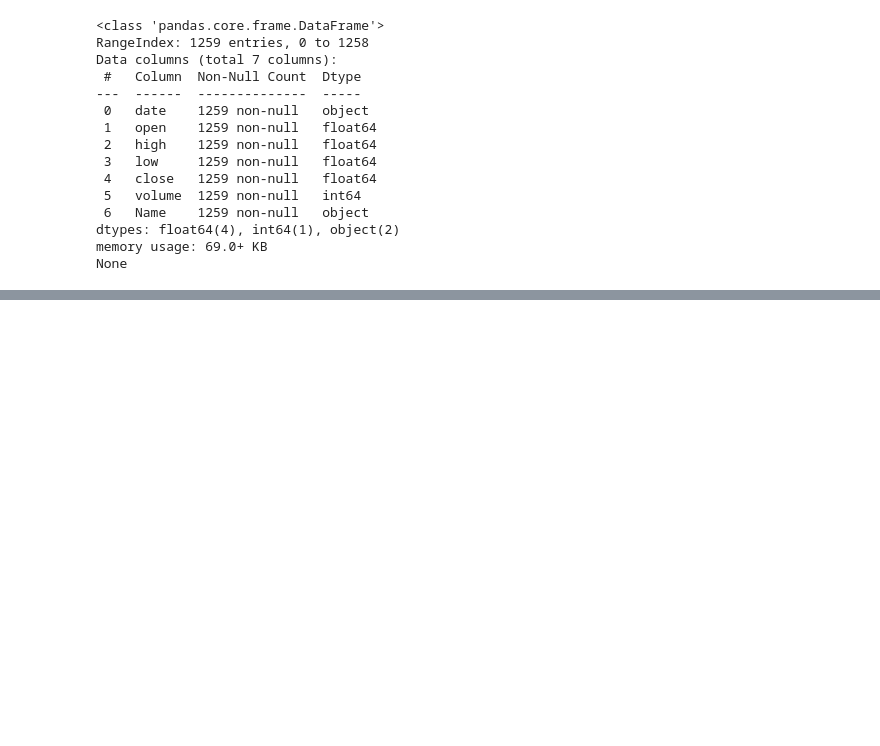
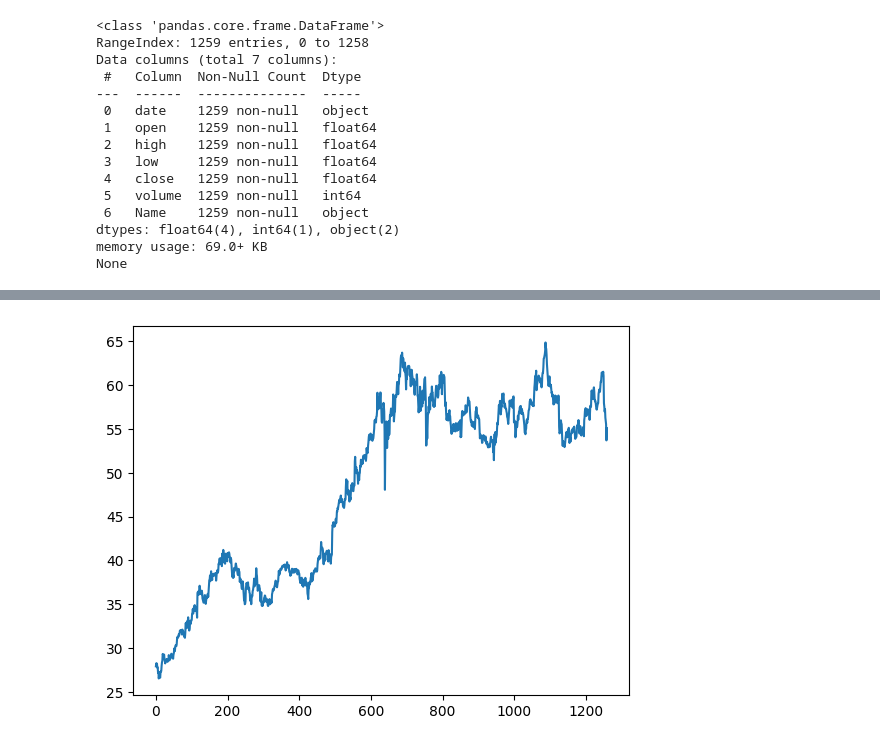
Before and after one commit to TheShade1551/DL_Tensorflow, a Jupyter notebook: Pre-Requisites/Pandas/Pandas.ipynb, the cells around one changed output, grey strips where cells are left out. Cells and saved outputs as stored; diff of their text form; code cells hidden in the pictures; blank space fills up the shorter version.

```diff
--- a/Pre-Requisites/Pandas/Pandas.ipynb
+++ b/Pre-Requisites/Pandas/Pandas.ipynb
@@ -100,0 +331,4 @@ None
+# %%
+df['open'].plot();
+# %% [output]
+[figure, added]
```
Also changed, not shown: parts of 53 cells of this notebook, 3 other files.
